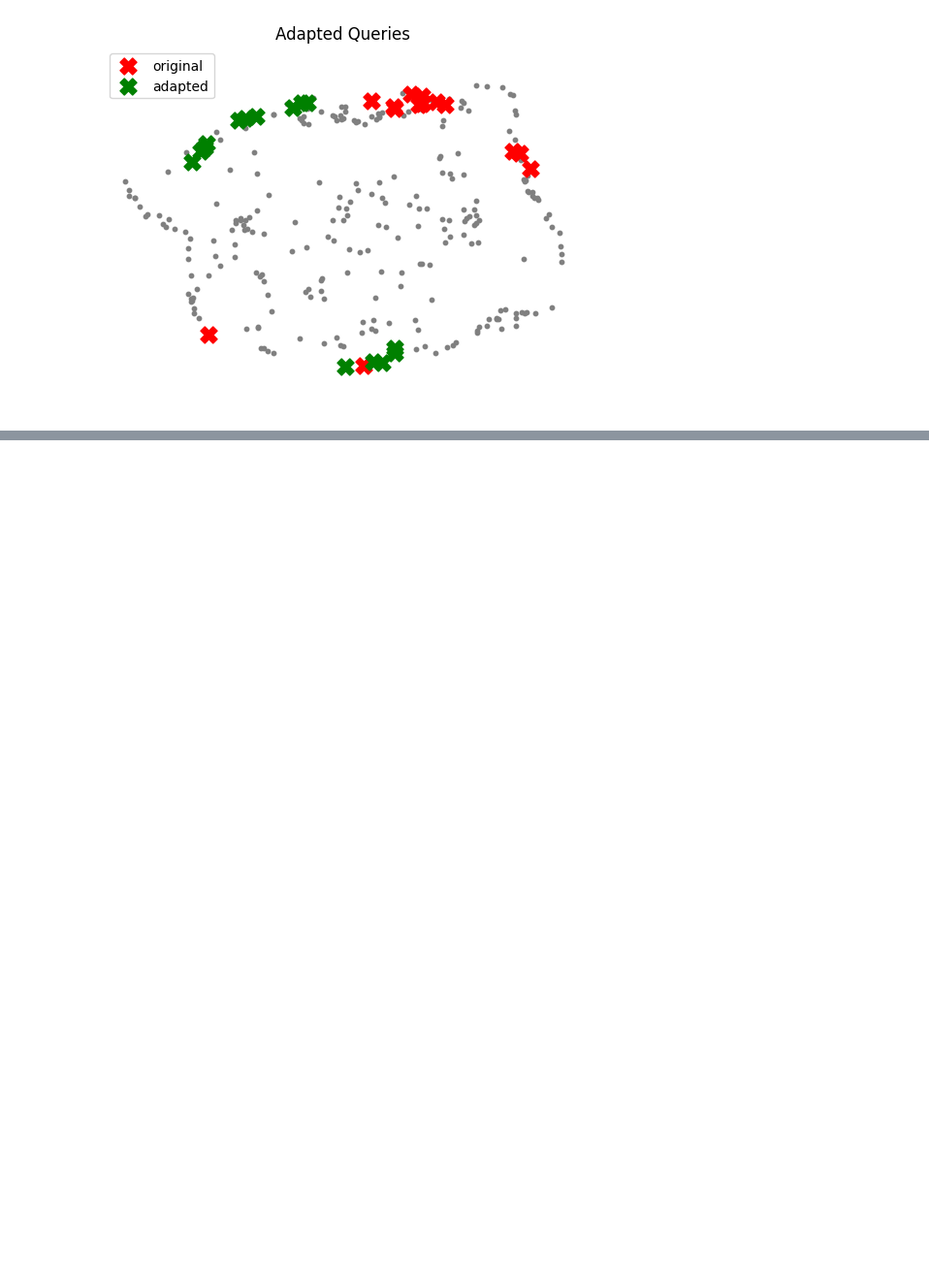
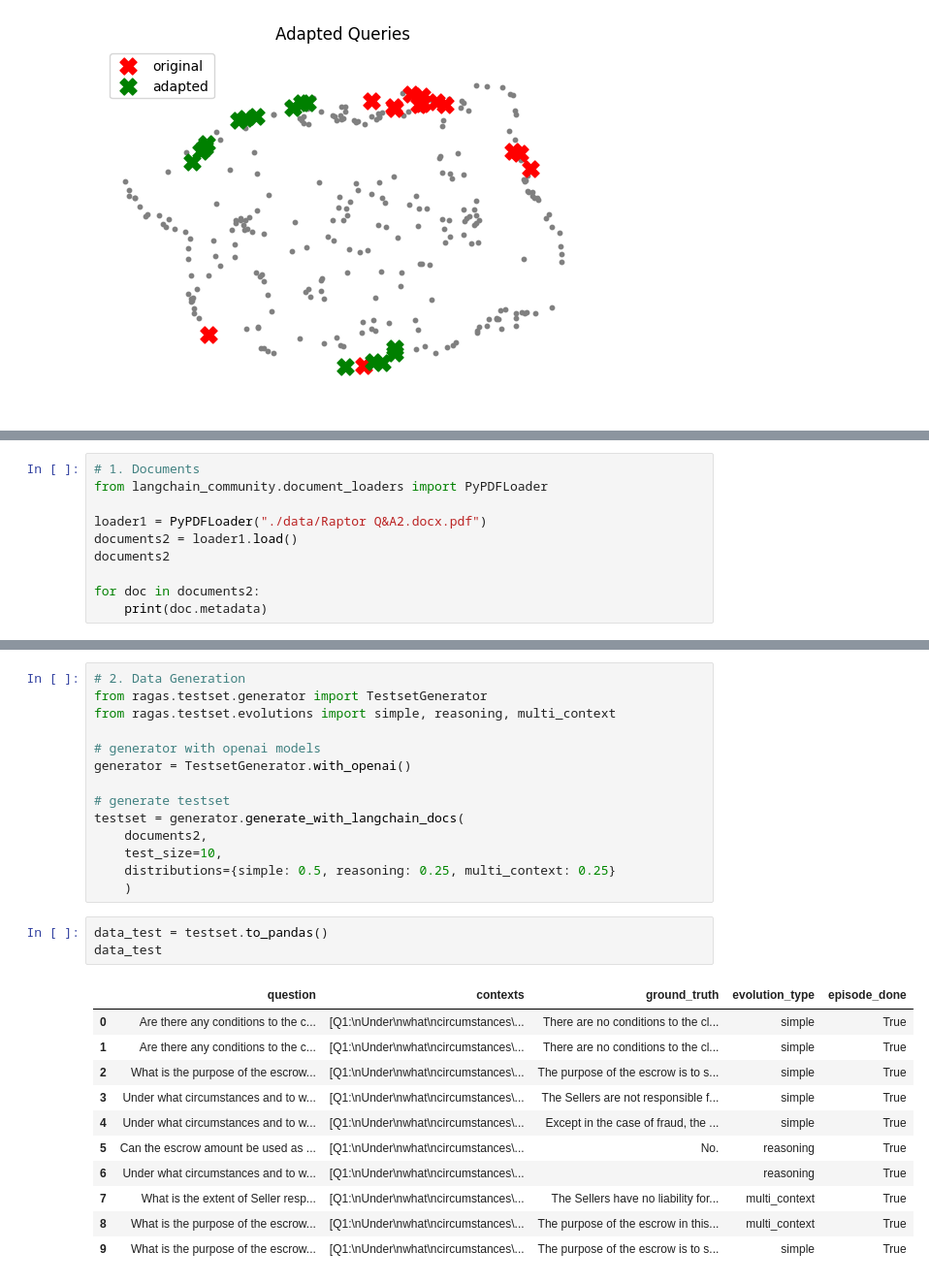
Before and after one commit to Roseco-crs/Contract-Advisor-RAG, a Jupyter notebook: Advanced RAG_Chroma.ipynb, the cells around one changed output, grey strips where cells are left out. Shown at 97% size. Cells and saved outputs as stored; diff of their text form; blank space fills up the shorter version.

Commit message:
Evaluate the RAG pipeline using RAGAS

```diff
--- a/Advanced RAG_Chroma.ipynb
+++ b/Advanced RAG_Chroma.ipynb
@@ -867,0 +889,10 @@ plt.legend()
+# %%
+# 1. Documents
+from langchain_community.document_loaders import PyPDFLoader
+
+loader1 = PyPDFLoader("./data/Raptor Q&A2.docx.pdf")
+documents2 = loader1.load()
+documents2
+
+for doc in documents2:
+    print(doc.metadata)
@@ -867,0 +915,29 @@ plt.legend()
+# %%
+# 2. Data Generation
+from ragas.testset.generator import TestsetGenerator
+from ragas.testset.evolutions import simple, reasoning, multi_context
+
+# generator with openai models
+generator = TestsetGenerator.with_openai()
+
+# generate testset
+testset = generator.generate_with_langchain_docs(
+    documents2,
+    test_size=10,
+    distributions={simple: 0.5, reasoning: 0.25, multi_context: 0.25}
+    )
+# %%
+data_test = testset.to_pandas()
+data_test
+# %% [output]
+|  | question | contexts | ground_truth | evolution_type | episode_done |
+| 0 | Are there any conditions to the c... | [Q1:\nUnder\nwhat\ncircumstances\... | There are no conditions to the cl... | simple | True |
+| 1 | Are there any conditions to the c... | [Q1:\nUnder\nwhat\ncircumstances\... | There are no conditions to the cl... | simple | True |
+| 2 | What is the purpose of the escrow... | [Q1:\nUnder\nwhat\ncircumstances\... | The purpose of the escrow is to s... | simple | True |
+| 3 | Under what circumstances and to w... | [Q1:\nUnder\nwhat\ncircumstances\... | The Sellers are not responsible f... | simple | True |
+| 4 | Under what circumstances and to w... | [Q1:\nUnder\nwhat\ncircumstances\... | Except in the case of fraud, the ... | simple | True |
+| 5 | Can the escrow amount be used as ... | [Q1:\nUnder\nwhat\ncircumstances\... | No. | reasoning | True |
+| 6 | Under what circumstances and to w... | [Q1:\nUnder\nwhat\ncircumstances\... |  | reasoning | True |
+| 7 | What is the extent of Seller resp... | [Q1:\nUnder\nwhat\ncircumstances\... | The Sellers have no liability for... | multi_context | True |
+| 8 | What is the purpose of the escrow... | [Q1:\nUnder\nwhat\ncircumstances\... | The purpose of the escrow in this... | multi_context | True |
+| 9 | What is the purpose of the escrow... | [Q1:\nUnder\nwhat\ncircumstances\... | The purpose of the escrow is to s... | simple | True |
```
Also changed, not shown: parts of 16 cells of this notebook.
